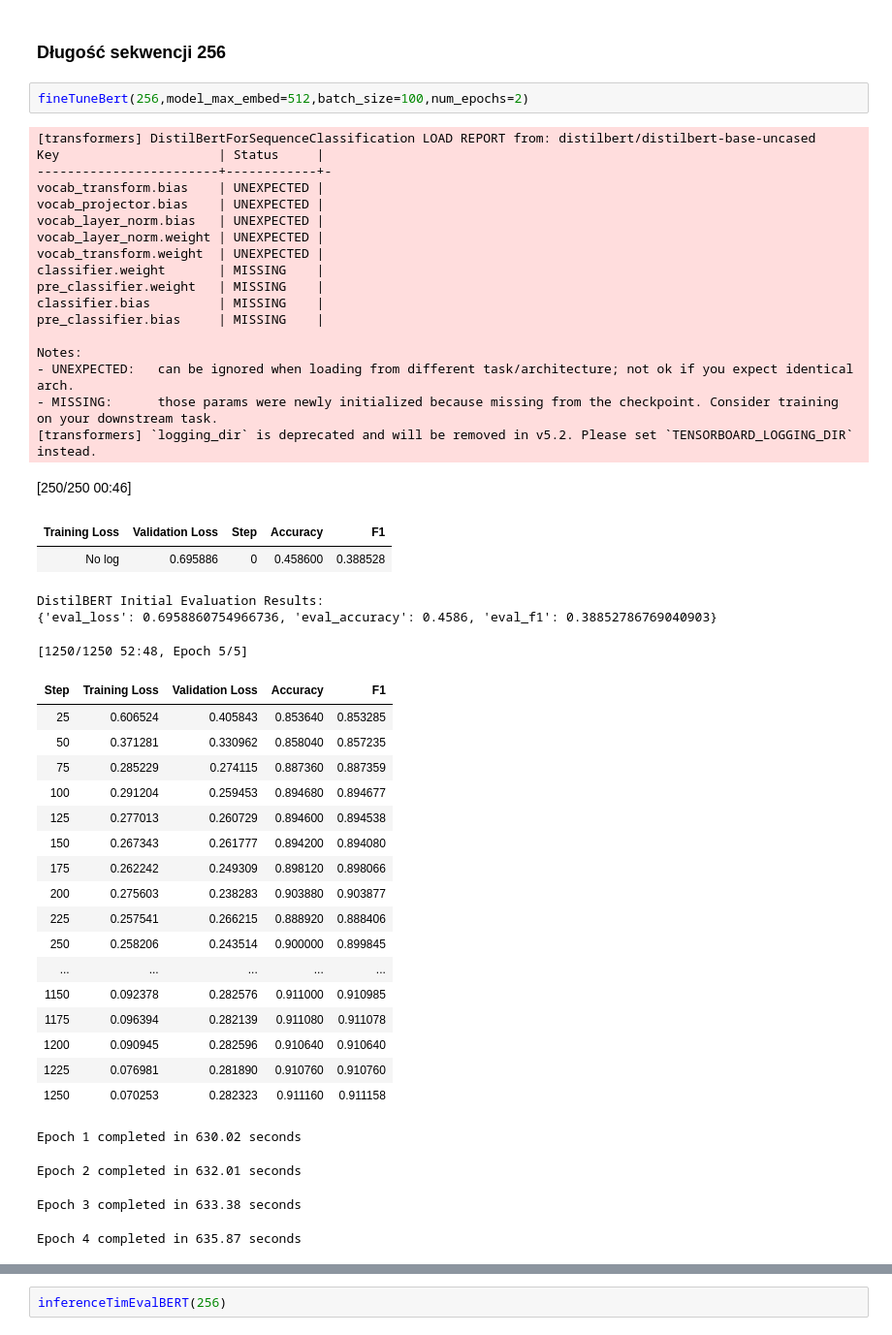
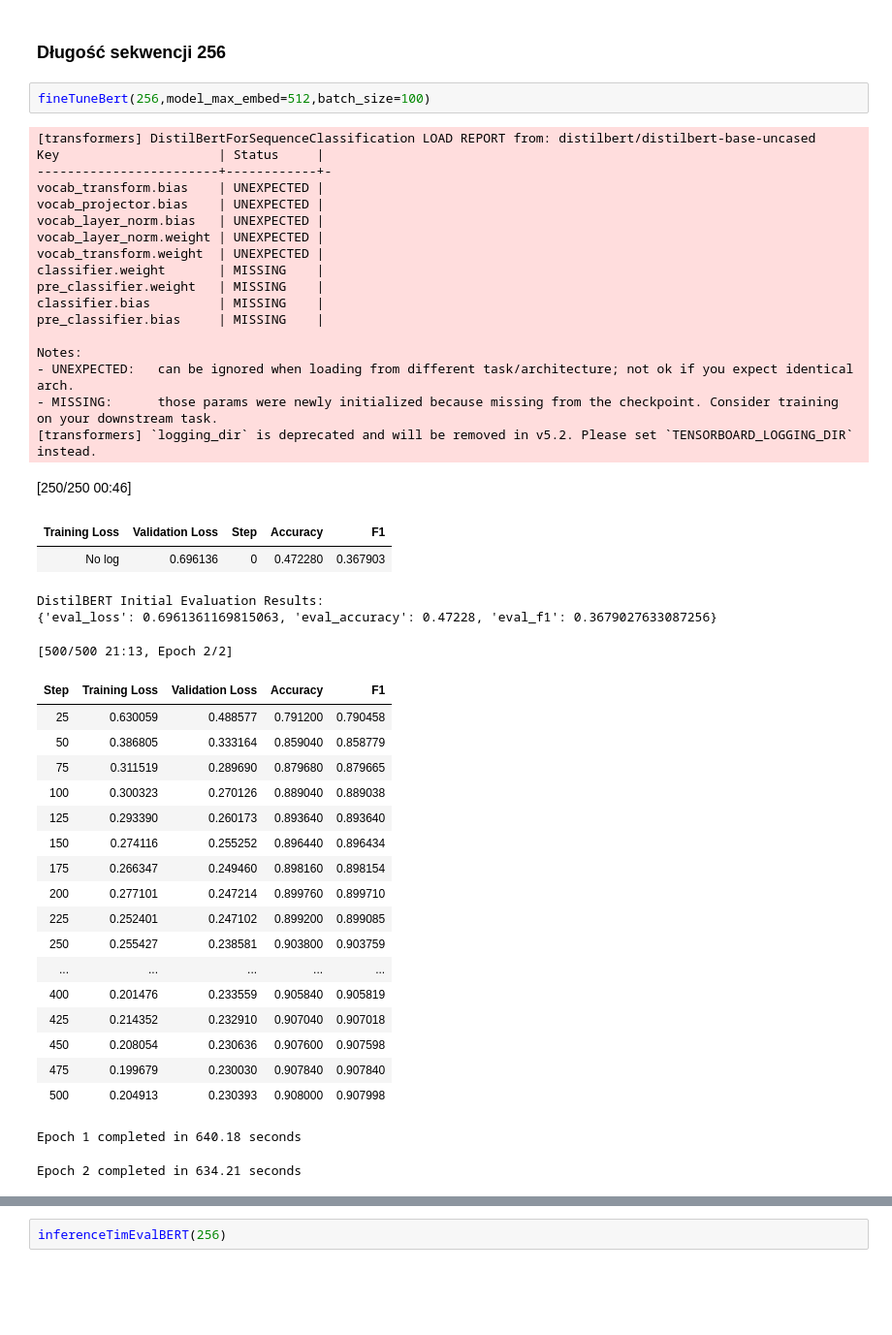
Before and after one commit to sikora77/LLM-26L-Projekt, a Jupyter notebook: LLM_Projekt.ipynb, the cells around one changed output, grey strips where cells are left out. Shown at 97% size. Drawn from its saved outputs; the diff is of its cells as text; blank space fills up the shorter version.

```diff
--- a/LLM_Projekt.ipynb
+++ b/LLM_Projekt.ipynb
@@ -411,49 +417,47 @@ Warming up CUDA kernels...
 # %% [markdown]
 ### Długość sekwencji 256
 # %%
-fineTuneBert(256,model_max_embed=512,batch_size=100,num_epochs=2)
+fineTuneBert(256,model_max_embed=512,batch_size=100)
 # %% [output]
 [transformers] DistilBertForSequenceClassification LOAD REPORT from: distilbert/distilbert-base-uncased
 Key                     | Status     |
 ------------------------+------------+-
 vocab_transform.bias    | UNEXPECTED |
 vocab_projector.bias    | UNEXPECTED |
 vocab_layer_norm.bias   | UNEXPECTED |
 vocab_layer_norm.weight | UNEXPECTED |
 vocab_transform.weight  | UNEXPECTED |
 classifier.weight       | MISSING    |
 pre_classifier.weight   | MISSING    |
 classifier.bias         | MISSING    |
 pre_classifier.bias     | MISSING    |
 
 Notes:
 - UNEXPECTED:   can be ignored when loading from different task/architecture; not ok if you expect identical arch.
 - MISSING:      those params were newly initialized because missing from the checkpoint. Consider training on your downstream task.
 [transformers] `logging_dir` is deprecated and will be removed in v5.2. Please set `TENSORBOARD_LOGGING_DIR` instead.
 [250/250 00:46]
 | Training Loss | Validation Loss | Step | Accuracy | F1 |
-| No log | 0.695886 | 0 | 0.458600 | 0.388528 |
+| No log | 0.696136 | 0 | 0.472280 | 0.367903 |
 DistilBERT Initial Evaluation Results:
-{'eval_loss': 0.6958860754966736, 'eval_accuracy': 0.4586, 'eval_f1': 0.38852786769040903}
+{'eval_loss': 0.6961361169815063, 'eval_accuracy': 0.47228, 'eval_f1': 0.3679027633087256}
-[1250/1250 52:48, Epoch 5/5]
+[500/500 21:13, Epoch 2/2]
 | Step | Training Loss | Validation Loss | Accuracy | F1 |
-| 25 | 0.606524 | 0.405843 | 0.853640 | 0.853285 |
-| 50 | 0.371281 | 0.330962 | 0.858040 | 0.857235 |
-| 75 | 0.285229 | 0.274115 | 0.887360 | 0.887359 |
-| 100 | 0.291204 | 0.259453 | 0.894680 | 0.894677 |
-| 125 | 0.277013 | 0.260729 | 0.894600 | 0.894538 |
-| 150 | 0.267343 | 0.261777 | 0.894200 | 0.894080 |
-| 175 | 0.262242 | 0.249309 | 0.898120 | 0.898066 |
-| 200 | 0.275603 | 0.238283 | 0.903880 | 0.903877 |
-| 225 | 0.257541 | 0.266215 | 0.888920 | 0.888406 |
-| 250 | 0.258206 | 0.243514 | 0.900000 | 0.899845 |
+| 25 | 0.630059 | 0.488577 | 0.791200 | 0.790458 |
+| 50 | 0.386805 | 0.333164 | 0.859040 | 0.858779 |
+| 75 | 0.311519 | 0.289690 | 0.879680 | 0.879665 |
+| 100 | 0.300323 | 0.270126 | 0.889040 | 0.889038 |
+| 125 | 0.293390 | 0.260173 | 0.893640 | 0.893640 |
+| 150 | 0.274116 | 0.255252 | 0.896440 | 0.896434 |
+| 175 | 0.266347 | 0.249460 | 0.898160 | 0.898154 |
+| 200 | 0.277101 | 0.247214 | 0.899760 | 0.899710 |
+| 225 | 0.252401 | 0.247102 | 0.899200 | 0.899085 |
+| 250 | 0.255427 | 0.238581 | 0.903800 | 0.903759 |
 | ... | ... | ... | ... | ... |
-| 1150 | 0.092378 | 0.282576 | 0.911000 | 0.910985 |
-| 1175 | 0.096394 | 0.282139 | 0.911080 | 0.911078 |
-| 1200 | 0.090945 | 0.282596 | 0.910640 | 0.910640 |
-| 1225 | 0.076981 | 0.281890 | 0.910760 | 0.910760 |
-| 1250 | 0.070253 | 0.282323 | 0.911160 | 0.911158 |
+| 400 | 0.201476 | 0.233559 | 0.905840 | 0.905819 |
+| 425 | 0.214352 | 0.232910 | 0.907040 | 0.907018 |
+| 450 | 0.208054 | 0.230636 | 0.907600 | 0.907598 |
+| 475 | 0.199679 | 0.230030 | 0.907840 | 0.907840 |
+| 500 | 0.204913 | 0.230393 | 0.908000 | 0.907998 |
-Epoch 1 completed in 630.02 seconds
+Epoch 1 completed in 640.18 seconds
-Epoch 2 completed in 632.01 seconds
+Epoch 2 completed in 634.21 seconds
-Epoch 3 completed in 633.38 seconds
-Epoch 4 completed in 635.87 seconds
```
Also changed, not shown: parts of 3 cells of this notebook.
